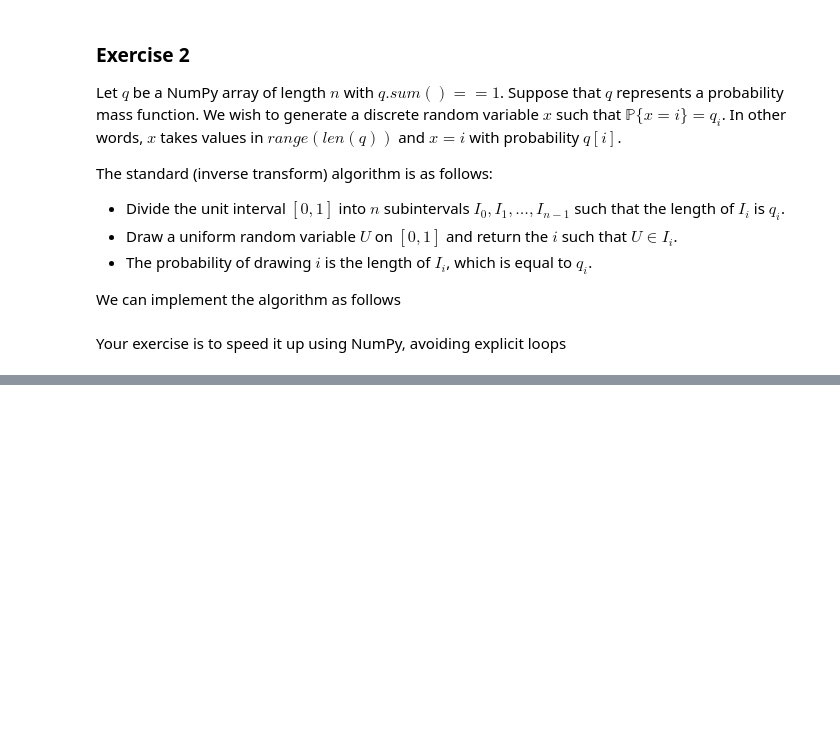
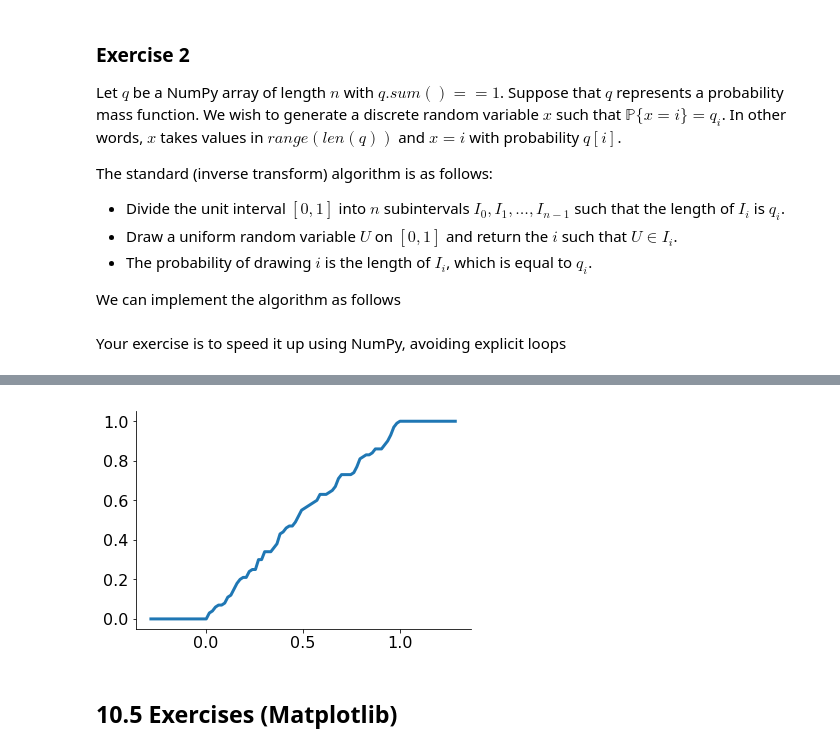
Before and after one commit to meganmccoy/QuantEcon, a Jupyter notebook: 1-PythonProgrammingEconomicsFinance.ipynb, the cells around one changed output, grey strips where cells are left out. Drawn from its saved outputs; the diff is of its cells as text; code cells hidden in the pictures; blank space fills up the shorter version.

```diff
--- a/1-PythonProgrammingEconomicsFinance.ipynb
+++ b/1-PythonProgrammingEconomicsFinance.ipynb
@@ -702,0 +819,9 @@ def inv_transf(q: np.array):
+# %%
+fig, ax = plt.subplots()
+samples = [uniform(0, 1) for i in range(100)]
+F = ECDF(samples)
+F.plot(ax)
+# %% [output]
+[figure, added]
+# %% [markdown]
+## 10.5 Exercises (Matplotlib)
```
Also changed, not shown: parts of 29 cells of this notebook.
